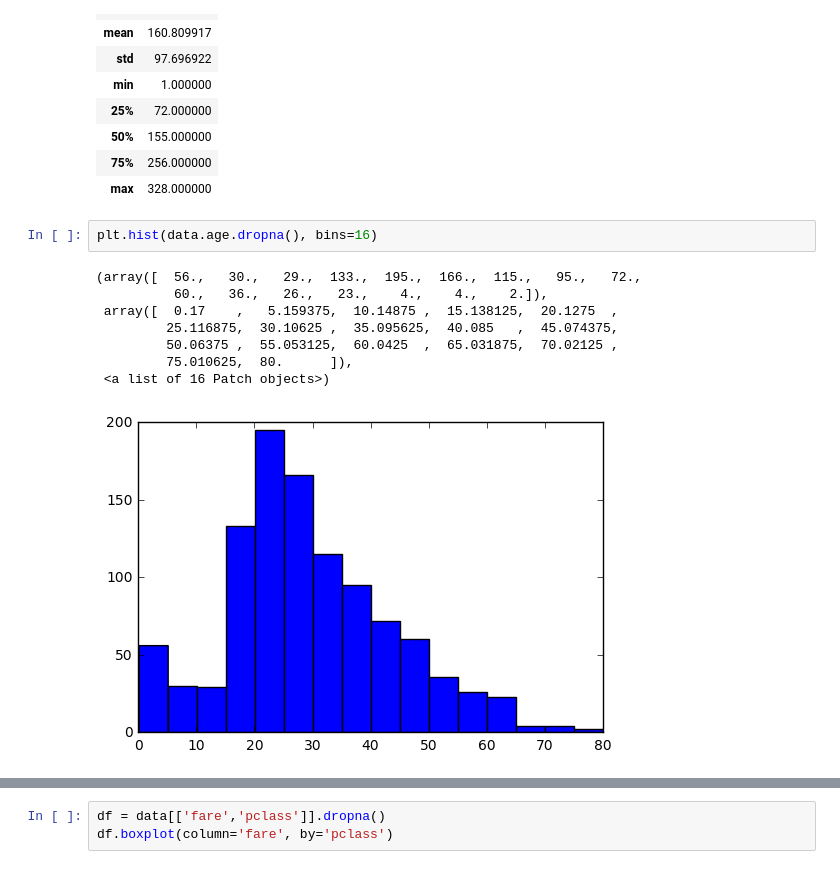
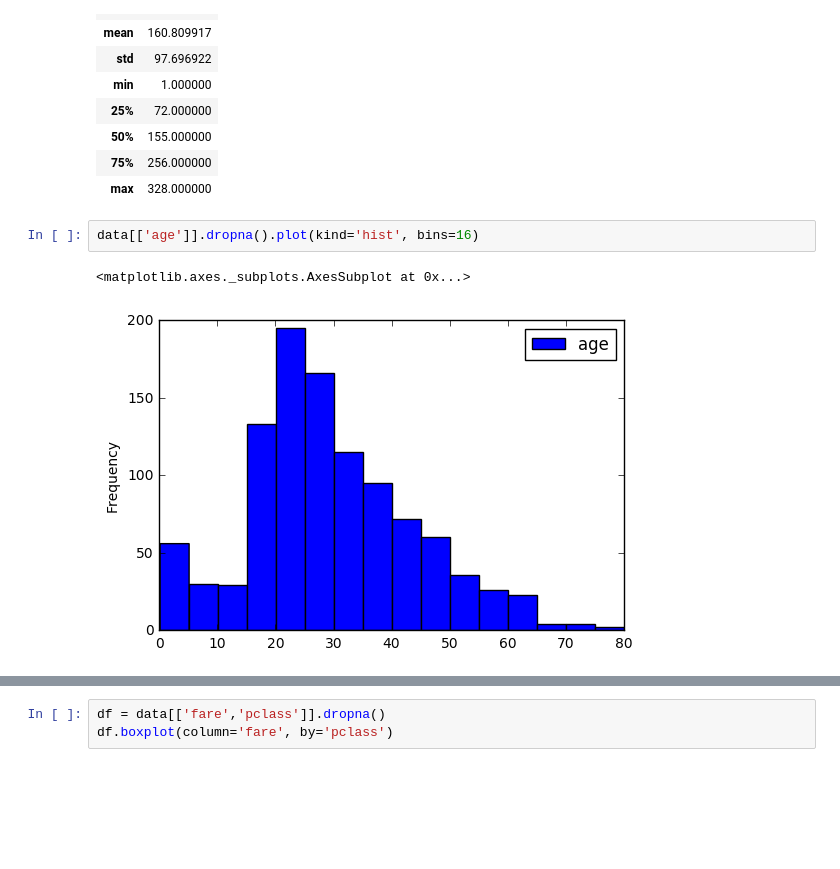
Before and after one commit to enakai00/jupyter_ml4se_commentary, a Jupyter notebook: Solutions/Titanic Example.ipynb, the cells around one changed output, grey strips where cells are left out. Cells and saved outputs as stored; diff of their text form; blank space fills up the shorter version.

```diff
--- a/Solutions/Titanic Example.ipynb
+++ b/Solutions/Titanic Example.ipynb
@@ -62,14 +62,8 @@ data[['body']].dropna().describe()
 | 75% | 256.000000 |
 | max | 328.000000 |
 # %%
-plt.hist(data.age.dropna(), bins=16)
+data[['age']].dropna().plot(kind='hist', bins=16)
 # %% [output]
-(array([  56.,   30.,   29.,  133.,  195.,  166.,  115.,   95.,   72.,
-          60.,   36.,   26.,   23.,    4.,    4.,    2.]),
- array([  0.17    ,   5.159375,  10.14875 ,  15.138125,  20.1275  ,
-         25.116875,  30.10625 ,  35.095625,  40.085   ,  45.074375,
-         50.06375 ,  55.053125,  60.0425  ,  65.031875,  70.02125 ,
-         75.010625,  80.      ]),
- <a list of 16 Patch objects>)
+<matplotlib.axes._subplots.AxesSubplot at 0x...>
-[figure, old version]
+[figure, new version]
 # %%
```
Also changed, not shown: parts of 3 cells of this notebook.
